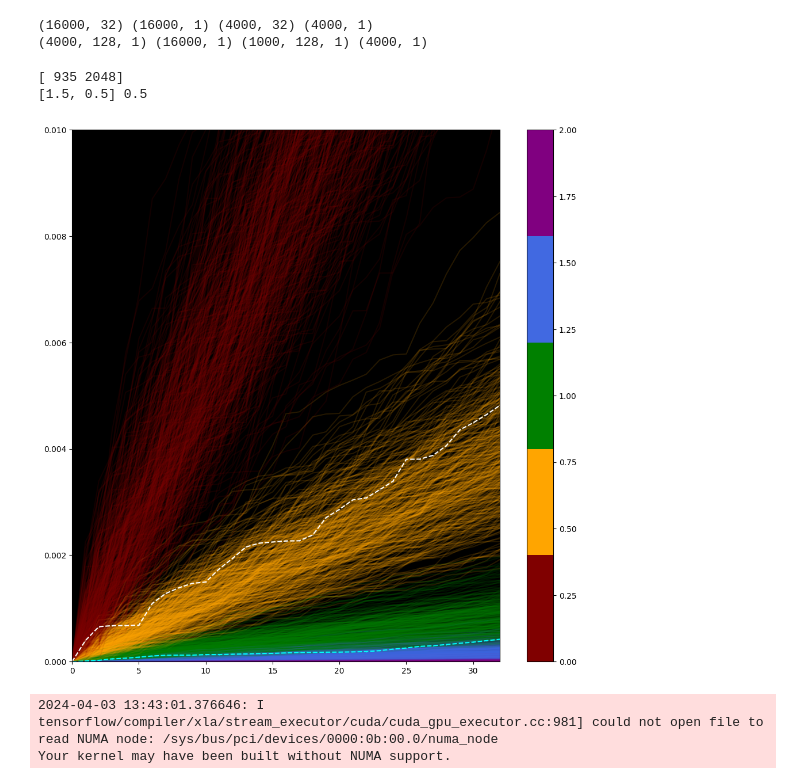
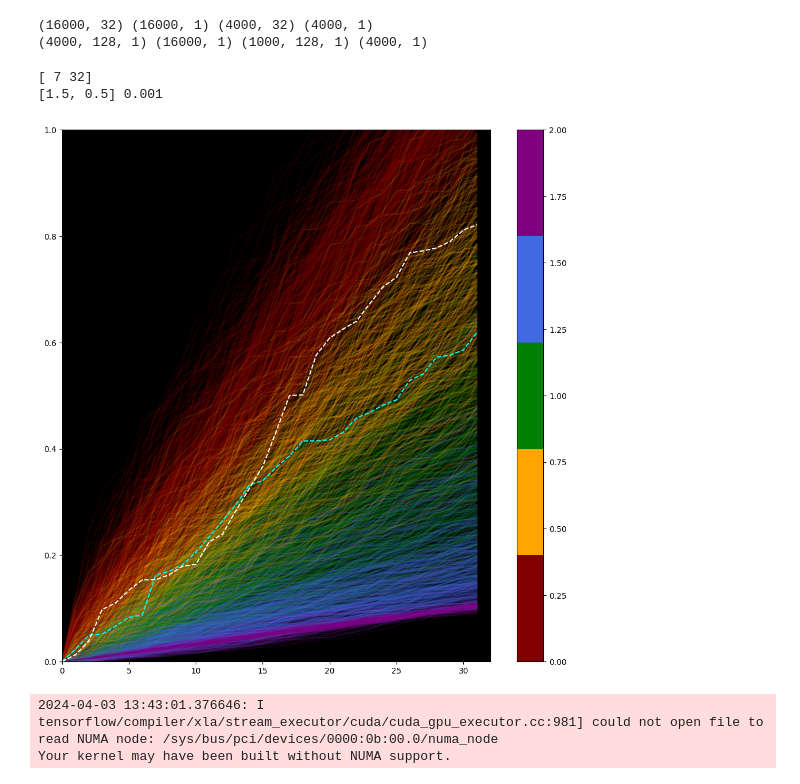
Before and after one commit to JunwooParkSaribu/SPT_a, a Jupyter notebook: analysis_modeling/training_sample5.ipynb, the cells around one changed output. Cells and saved outputs as stored; diff of their text form; code cells hidden in the pictures.

```diff
--- a/analysis_modeling/training_sample5.ipynb
+++ b/analysis_modeling/training_sample5.ipynb
@@ -33,7 +33,7 @@ mpl.rcParams['axes.grid'] = False
 # %%
 TIME_INTERVAL = 1
 NB_INPUT_FEATURES = 1
-WINDOW_WIDTH=2048
+WINDOW_WIDTH=32
 SHIFT=32
 SHUFFLE=True
 MAX_EPOCHS = 10000
@@ -399,7 +399,7 @@ while len(cp_seqs) < 100:
             mono_trajs_model, mono_labels_model = models_phenom().multi_state(N=2,
                                                                 L=None,
                                                                 T=WINDOW_WIDTH,
-                                                                alphas=[mono_alpha, mono_alpha],  # Fixed alpha for each state
+                                                                alphas=[0.5, 0.5],  # Fixed alpha for each state
                                                                 Ds=[[0.1, 0.0], [0.1, 0.0]],# Mean and variance of each state
                                                                 M=[[1.0, 0.0], [0.0, 1.0]]
                                                                )
@@ -471,8 +471,8 @@ while cur_nb < nb:
     trajs_model, labels_model = models_phenom().multi_state(N=2,
                                                             L=None,
                                                             T=T,
-                                                            alphas=[0.1, 1.9],  # Fixed alpha for each state
-                                                            Ds=[[0.5, 0.0], [0.5, 0.0]],# Mean and variance of each state
+                                                            alphas=[0.8, 1.2],  # Fixed alpha for each state
+                                                            Ds=[[0.001, 0.0], [10.05, 0.0]],# Mean and variance of each state
                                                             M=[[0.999, 0.001], [0.001, 0.999]]
                                                            )
     non_trajs_model, non_labels = models_phenom().multi_state(N=2,
@@ -577,33 +577,33 @@ print(train_input.shape, train_label.shape, val_input.shape, val_label.shape)
 # %%
 fig = plt.figure(figsize=(12,12))
 ax = plt.axes()
 ax.set_facecolor("black")
 cmap = mpl.colors.ListedColormap(color_set)
 myrange = np.arange(35, 36)
 print(seq_change_points[myrange[0]])
 for i in range(0, 2000):
     color = color_set[train_label[i][0]]
     ax.plot(train_input[i], label=f'{train_label[i]}', color=color, alpha=0.15, zorder=-1)
 
 
 for cp_seq, changepoint_alpha, non_cp_seq, non_cp_alpha in zip(cp_seqs[myrange[0]:myrange[0]+1],
                                                                cp_alphasets[myrange[0]:myrange[0]+1],
                                                                non_cp_seqs[myrange[0]:myrange[0]+1],
                                                                non_cp_alphasets[myrange[0]:myrange[0]+1]):
     print(changepoint_alpha, non_cp_alpha)
     ax.plot(cp_seq, color='aqua', alpha=1.0, marker='o', linestyle='dashed', markersize=0.3)
     ax.plot(non_cp_seq, color='white', alpha=1.0, marker='o', linestyle='dashed', markersize=0.3)
 
 
 ax.set_xlim([0, 32])
 #ax.set_ylim([0, np.max(cp_seq)])
-ax.set_ylim([0.00, 0.01])
+ax.set_ylim([0.00, 1.00])
 fig.colorbar(mpl.cm.ScalarMappable(cmap=cmap, norm=mpl.colors.Normalize(vmin=0, vmax=2)))
 plt.savefig(f'./{WINDOW_WIDTH}.png', transparent=False)
 # %% [output]
-[ 935 2048]
-[1.5, 0.5] 0.5
+[ 7 32]
+[1.5, 0.5] 0.001
-[figure, old version]
+[figure, new version]
 # %%
 train_tf = tf.data.Dataset.from_tensor_slices((train_input, train_label)).batch(BATCH_SIZE)
 val_tf = tf.data.Dataset.from_tensor_slices((val_input, val_label)).batch(BATCH_SIZE)
```
Also changed, not shown: parts of 3 cells of this notebook.
